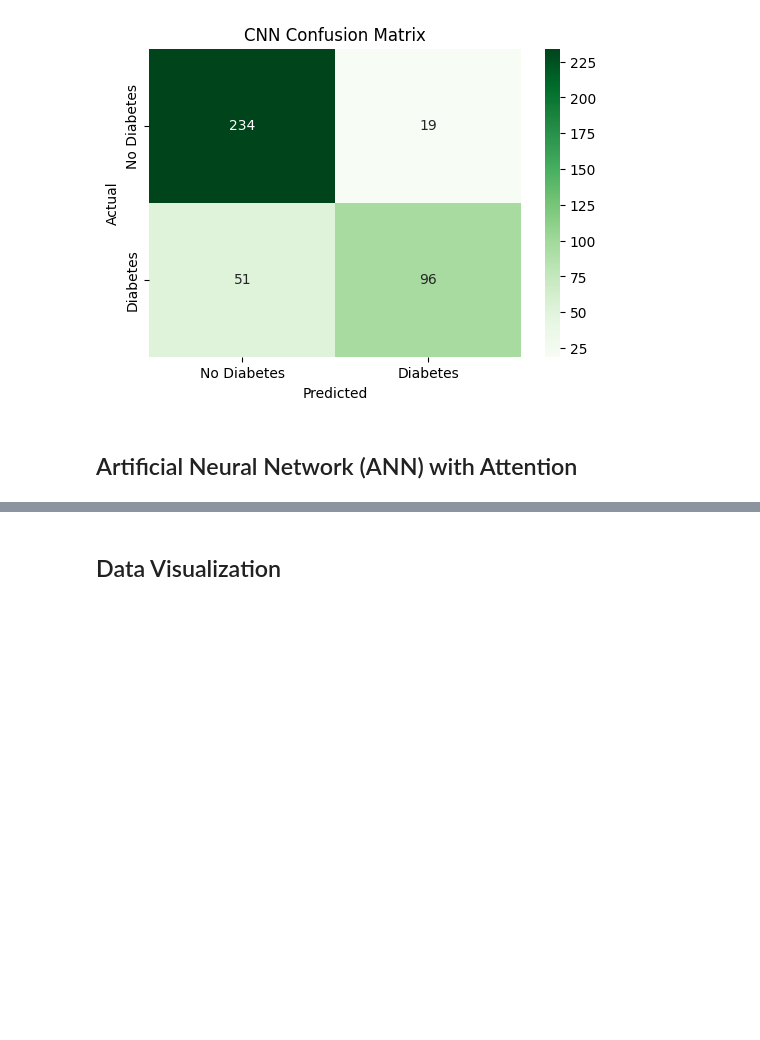
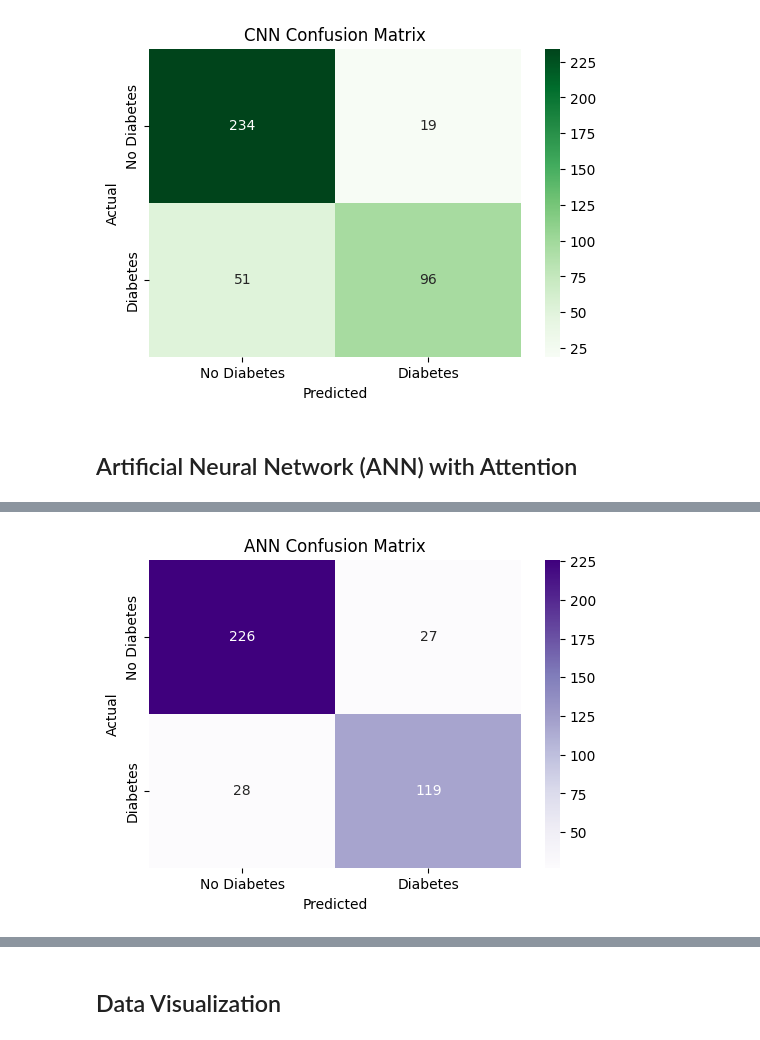
Before and after one commit to shovo896/Diabetes_detection, a Jupyter notebook: knn.ipynb, the cells around one changed output, grey strips where cells are left out. Drawn from its saved outputs; the diff is of its cells as text; code cells hidden in the pictures; blank space fills up the shorter version.

```diff
--- a/knn.ipynb
+++ b/knn.ipynb
@@ -267,0 +316,10 @@ ann_model.summary()
+# %%
+# Make predictions with ANN
+y_pred_ann_proba = ann_model.predict(X_test_scaled)
+y_pred_ann = (y_pred_ann_proba > 0.5).astype(int).flatten()
+
+# Evaluate ANN model
+accuracy_ann = accuracy_score(y_test, y_pred_ann)
+print(f'ANN Accuracy: {accuracy_ann:.2f}')
+print('ANN Classification Report:')
+print(classification_report(y_test, y_pred_ann))
@@ -267,0 +362,13 @@ ann_model.summary()
+# %%
+# ANN Confusion Matrix
+cm_ann = confusion_matrix(y_test, y_pred_ann)
+plt.figure(figsize=(6, 4))
+sns.heatmap(cm_ann, annot=True, fmt='d', cmap='Purples',
+            xticklabels=['No Diabetes', 'Diabetes'],
+            yticklabels=['No Diabetes', 'Diabetes'])
+plt.title('ANN Confusion Matrix')
+plt.xlabel('Predicted')
+plt.ylabel('Actual')
+plt.show()
+# %% [output]
+[figure, added]
```
Also changed, not shown: parts of 13 cells of this notebook.
